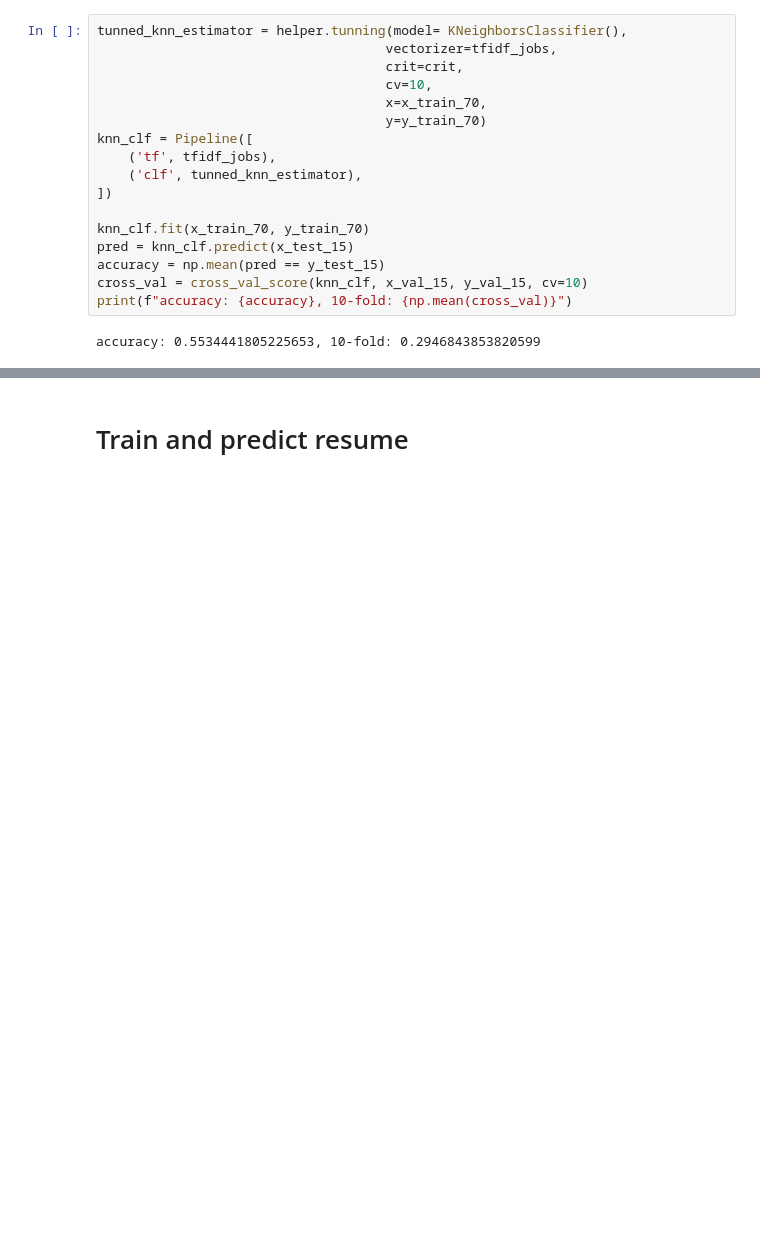
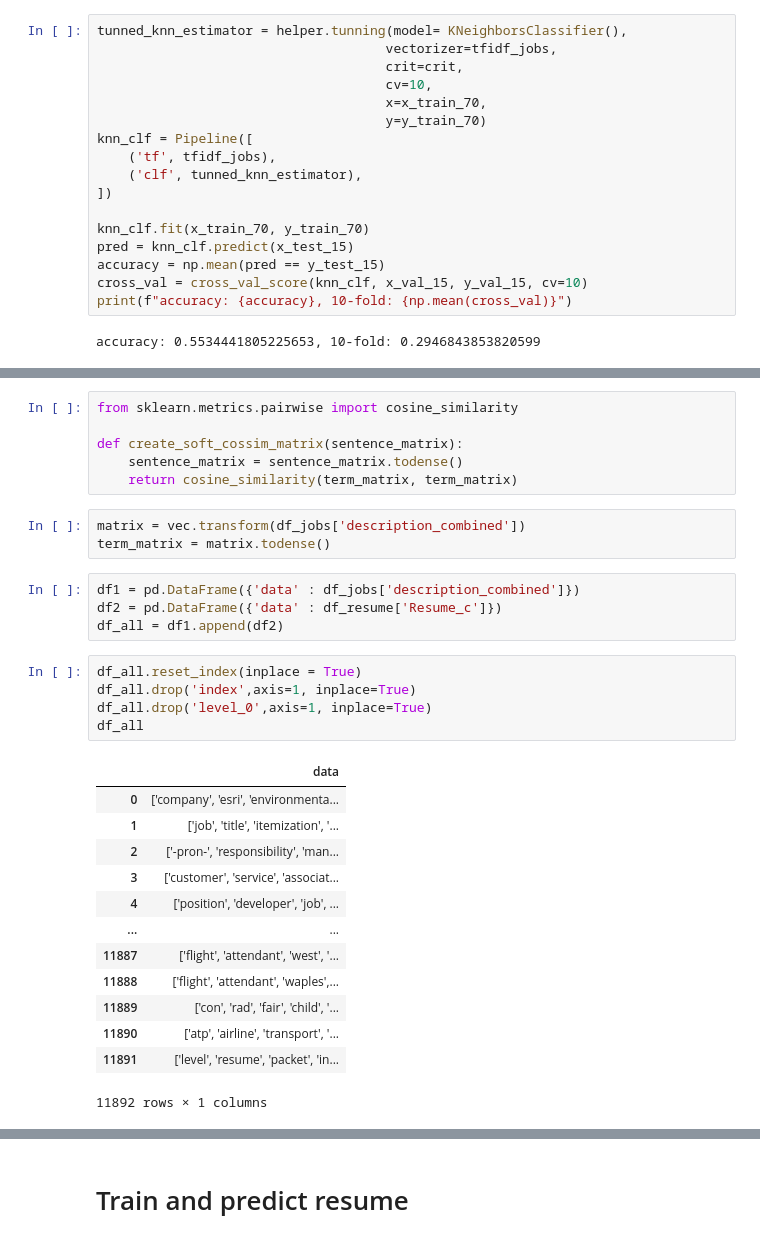
Before and after one commit to Data-Sciecne-Applications/resume-recommendation-system, a Jupyter notebook: models/tfidf_model.ipynb, the cells around one changed output, grey strips where cells are left out. Cells and saved outputs as stored; diff of their text form; blank space fills up the shorter version.

```diff
--- a/models/tfidf_model.ipynb
+++ b/models/tfidf_model.ipynb
@@ -268,0 +297,32 @@ accuracy: 0.5729537366548043, 10-fold: 0.28448275862068967
+# %%
+from sklearn.metrics.pairwise import cosine_similarity
+
+def create_soft_cossim_matrix(sentence_matrix):
+    sentence_matrix = sentence_matrix.todense()
+    return cosine_similarity(term_matrix, term_matrix)
+# %%
+matrix = vec.transform(df_jobs['description_combined'])
+term_matrix = matrix.todense()
+# %%
+df1 = pd.DataFrame({'data' : df_jobs['description_combined']})
+df2 = pd.DataFrame({'data' : df_resume['Resume_c']})
+df_all = df1.append(df2)
+# %%
+df_all.reset_index(inplace = True)
+df_all.drop('index',axis=1, inplace=True)
+df_all.drop('level_0',axis=1, inplace=True)
+df_all
+# %% [output]
+|  | data |
+| 0 | ['company', 'esri', 'environmenta... |
+| 1 | ['job', 'title', 'itemization', '... |
+| 2 | ['-pron-', 'responsibility', 'man... |
+| 3 | ['customer', 'service', 'associat... |
+| 4 | ['position', 'developer', 'job', ... |
+| ... | ... |
+| 11887 | ['flight', 'attendant', 'west', '... |
+| 11888 | ['flight', 'attendant', 'waples',... |
+| 11889 | ['con', 'rad', 'fair', 'child', '... |
+| 11890 | ['atp', 'airline', 'transport', '... |
+| 11891 | ['level', 'resume', 'packet', 'in... |
+11892 rows × 1 columns
```
Also changed, not shown: parts of 15 cells of this notebook, 2 other files.
